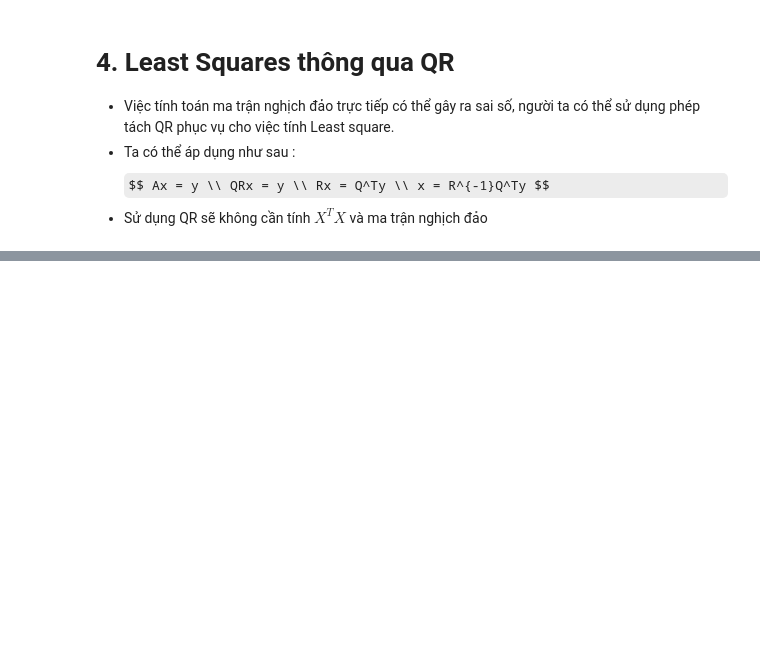
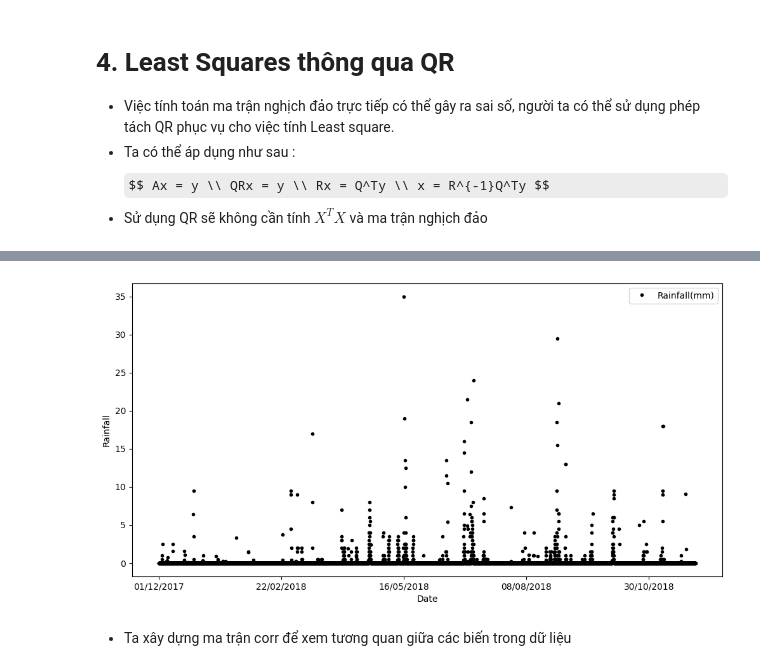
Before and after one commit to trungviet17/Math4AI, a Jupyter notebook: Linear_Algebra/Note/General_Linear_Model_and_Least_Squares.ipynb, the cells around one changed output, grey strips where cells are left out. Cells and saved outputs as stored; diff of their text form; code cells hidden in the pictures; some formulas as TeX source; blank space fills up the shorter version.

```diff
--- a/Linear_Algebra/Note/General_Linear_Model_and_Least_Squares.ipynb
+++ b/Linear_Algebra/Note/General_Linear_Model_and_Least_Squares.ipynb
@@ -208,0 +234,7 @@ MSE: [91222.36115743]
+# %%
+data.plot(x = 'Date', y = 'Rainfall(mm)', color='k', marker='.', linestyle='none', figsize = (12, 6), ylabel = 'Rainfall')
+plt.show()
+# %% [output]
+[figure, added]
+# %% [markdown]
+- Ta xây dựng ma trận corr để xem tương quan giữa các biến trong dữ liệu
```
Also changed, not shown: parts of 39 cells of this notebook, 1 other file.
